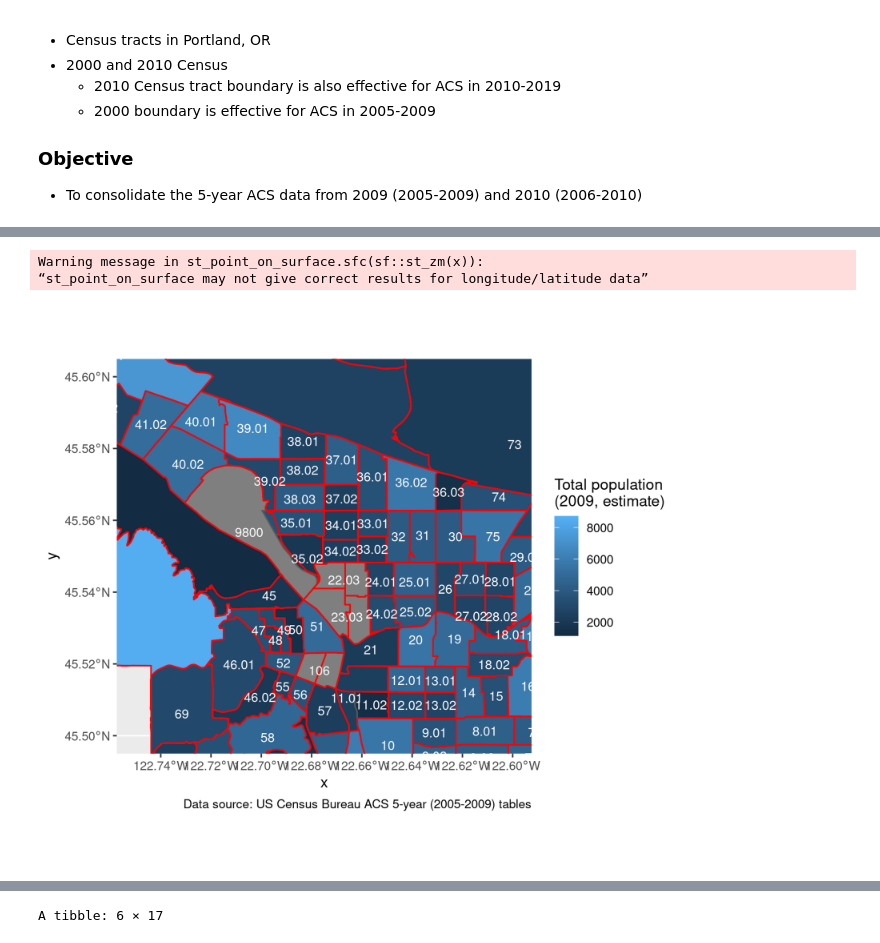
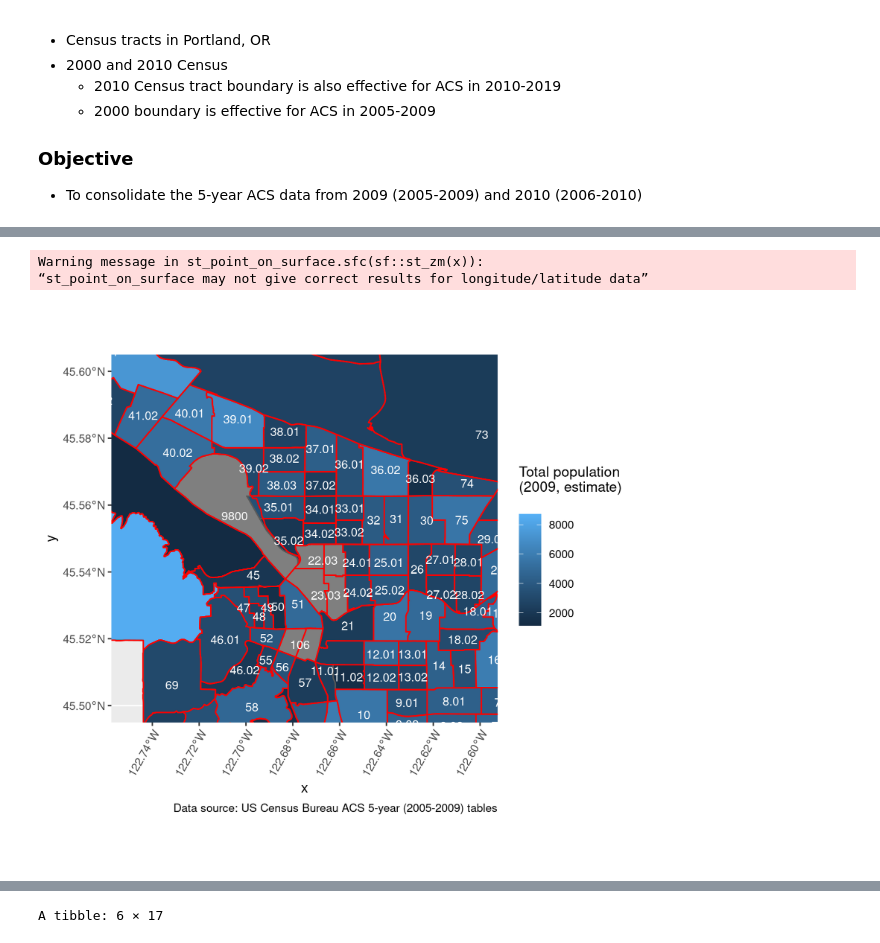
Before and after one commit to sigmafelix/Gmisc, a Jupyter notebook: URISA_Presentation_041322.ipynb, the cells around one changed output, grey strips where cells are left out. Cells and saved outputs as stored; diff of their text form; code cells hidden in the pictures.

```diff
--- a/URISA_Presentation_041322.ipynb
+++ b/URISA_Presentation_041322.ipynb
@@ -190,28 +184,29 @@ A tibble: 3 × 50
 | 41051000200 | 6071 | 2904 | 227 | 188 | 36 | 34 | 152 | 45 | ... |
 | 41051000301 | 4280 | 2142 | 94 | 25 | 88 | 0 | 170 | 89 | ... |
 # %%
-options(repr.plot.width = 6.4, repr.plot.height = 5.6, repr.plot.res = 254)
+options(repr.plot.width = 6.4, repr.plot.height = 6, repr.plot.res = 254)
 # Join
 pdx_tract10p = pdx_tract10 %>%
     left_join(pdx_pop10, by = c("GEOID10" = "GEOID"))
 pdx_tract00p = pdx_tract00 %>%
     left_join(pdx_pop09, by = c("CTIDFP00" = "GEOID"))
 
 # If we don't use crosswalk...
 pdx_tract1009p = pdx_tract10 %>%
     left_join(pdx_pop09, by = c("GEOID10" = "GEOID"))
 ggplot() +
     geom_sf(data = pdx_tract1009p,
        mapping = aes(fill = B01001_001)) +
     labs(fill = "Total population\n(2009, estimate)",
          caption = "Data source: US Census Bureau ACS 5-year (2005-2009) tables") +
     geom_sf(data = pdx_tract00p, fill = 'transparent', color = 'red') +
     geom_sf_text(data = pdx_tract1009p,
                  mapping = aes(label = NAME10),
                  cex = 3.25, color = 'white') +
-    coord_sf(xlim = c(-122.75, -122.6), ylim = c(45.5, 45.6))
+    coord_sf(xlim = c(-122.75, -122.6), ylim = c(45.5, 45.6)) +
+    theme(axis.text.x = element_text(hjust = 1, angle = 60))
 # %% [output]
 Warning message in st_point_on_surface.sfc(sf::st_zm(x)):
 “st_point_on_surface may not give correct results for longitude/latitude data”
-[figure, old version]
+[figure, new version]
 # %% [markdown]
```
Also changed, not shown: parts of 21 cells of this notebook.
